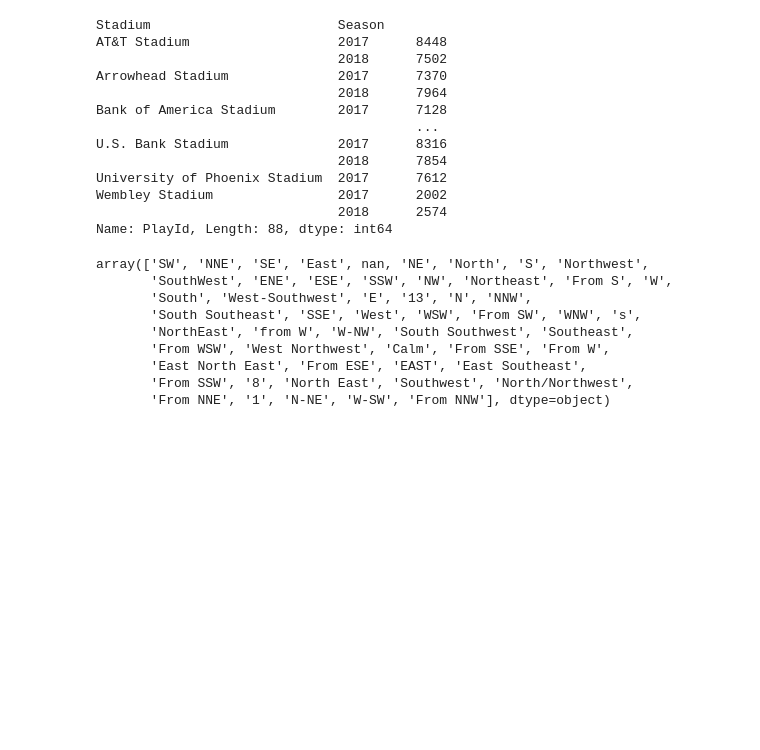
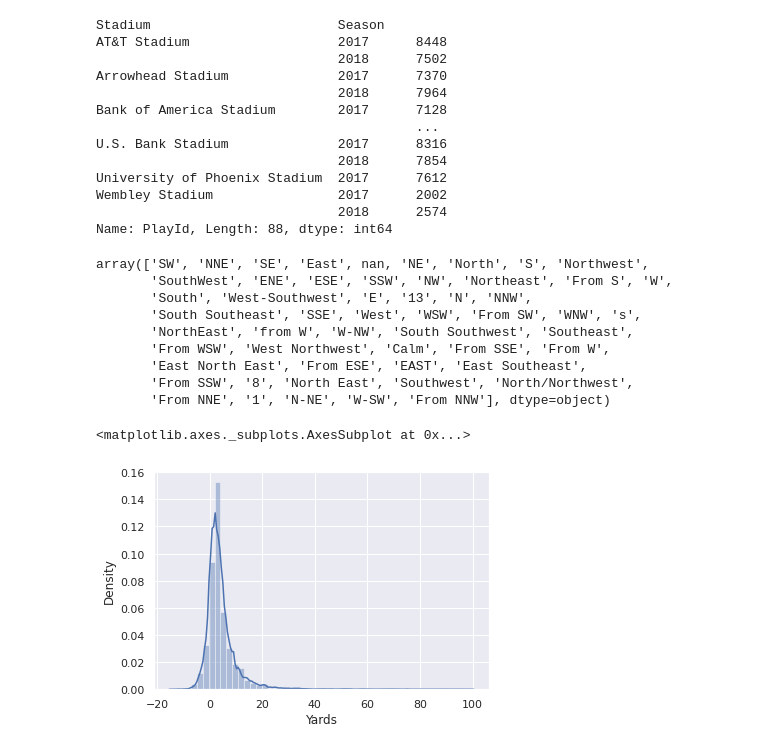
Before and after one commit to anaconda121/Deep-Learning, a Jupyter notebook: Preprocessing/Mini_Project_3.ipynb, the cells around one changed output. Drawn from its saved outputs; the diff is of its cells as text; code cells hidden in the pictures; blank space fills up the shorter version.

```diff
--- a/Preprocessing/Mini_Project_3.ipynb
+++ b/Preprocessing/Mini_Project_3.ipynb
@@ -188,3 +189,8 @@ array(['SW', 'NNE', 'SE', 'East', nan, 'NE', 'North', 'S', 'Northwest',
        'East North East', 'From ESE', 'EAST', 'East Southeast',
        'From SSW', '8', 'North East', 'Southwest', 'North/Northwest',
        'From NNE', '1', 'N-NE', 'W-SW', 'From NNW'], dtype=object)
+# %%
+sns.distplot(data_raw["Yards"], kde=True)
+# %% [output]
+<matplotlib.axes._subplots.AxesSubplot at 0x...>
+[figure, added]
```
Also changed, not shown: parts of 12 cells of this notebook.
